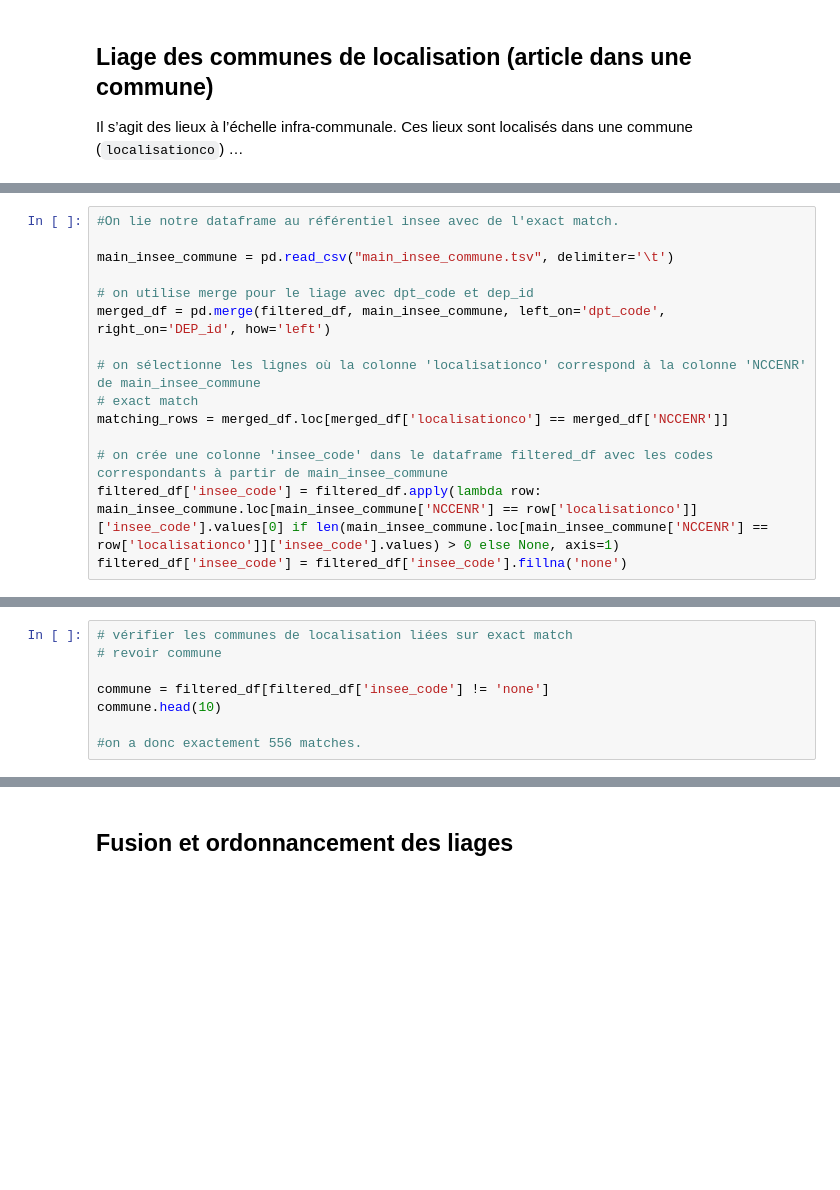
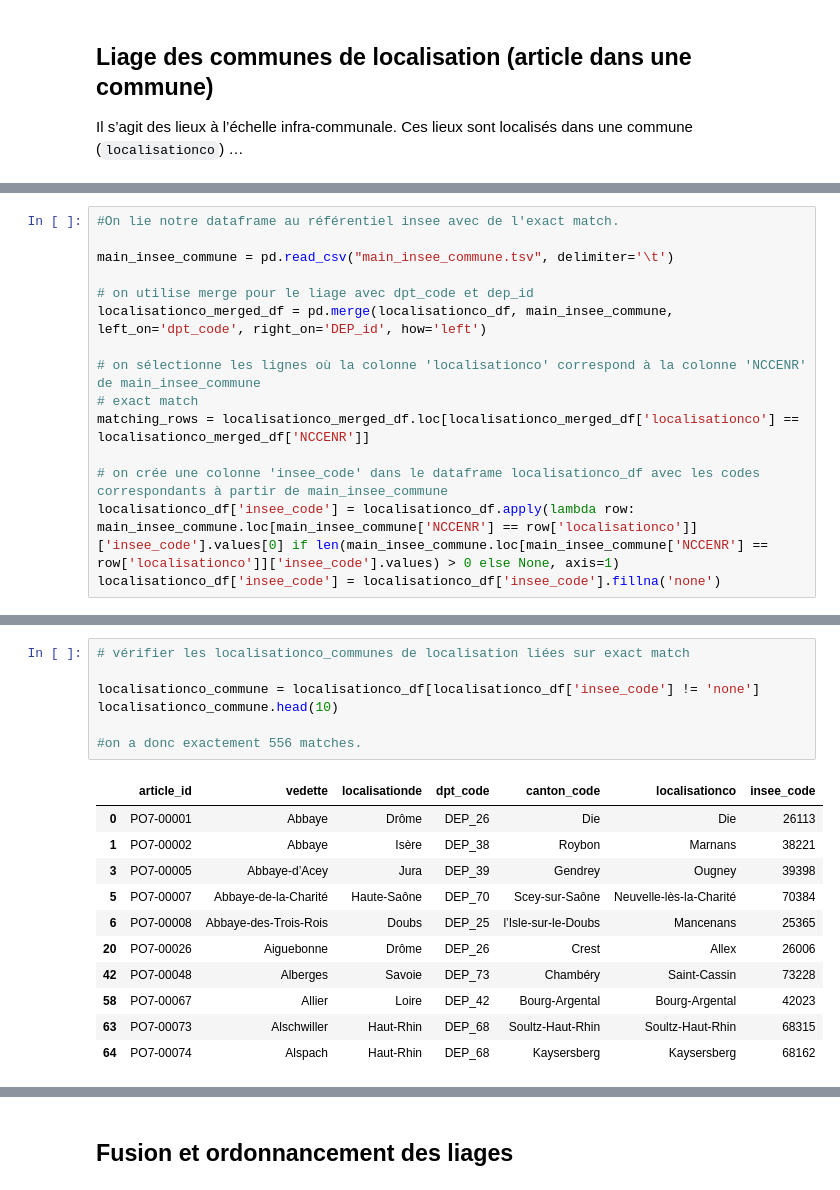
Before and after one commit to chartes/dico-topo, a Jupyter notebook: utils/pouille_linking/PO_linking.ipynb, the cells around one changed output, grey strips where cells are left out. Cells and saved outputs as stored; diff of their text form; blank space fills up the shorter version.

```diff
--- a/utils/pouille_linking/PO_linking.ipynb
+++ b/utils/pouille_linking/PO_linking.ipynb
@@ -119,12 +460,12 @@ localisationco_df.head(5)
 main_insee_commune = pd.read_csv("main_insee_commune.tsv", delimiter='\t')
 
 # on utilise merge pour le liage avec dpt_code et dep_id
-merged_df = pd.merge(filtered_df, main_insee_commune, left_on='dpt_code', right_on='DEP_id', how='left')
+localisationco_merged_df = pd.merge(localisationco_df, main_insee_commune, left_on='dpt_code', right_on='DEP_id', how='left')
 
 # on sélectionne les lignes où la colonne 'localisationco' correspond à la colonne 'NCCENR' de main_insee_commune
 # exact match
-matching_rows = merged_df.loc[merged_df['localisationco'] == merged_df['NCCENR']]
+matching_rows = localisationco_merged_df.loc[localisationco_merged_df['localisationco'] == localisationco_merged_df['NCCENR']]
 
-# on crée une colonne 'insee_code' dans le dataframe filtered_df avec les codes correspondants à partir de main_insee_commune
-filtered_df['insee_code'] = filtered_df.apply(lambda row: main_insee_commune.loc[main_insee_commune['NCCENR'] == row['localisationco']]['insee_code'].values[0] if len(main_insee_commune.loc[main_insee_commune['NCCENR'] == row['localisationco']]['insee_code'].values) > 0 else None, axis=1)
-filtered_df['insee_code'] = filtered_df['insee_code'].fillna('none')
+# on crée une colonne 'insee_code' dans le dataframe localisationco_df avec les codes correspondants à partir de main_insee_commune
+localisationco_df['insee_code'] = localisationco_df.apply(lambda row: main_insee_commune.loc[main_insee_commune['NCCENR'] == row['localisationco']]['insee_code'].values[0] if len(main_insee_commune.loc[main_insee_commune['NCCENR'] == row['localisationco']]['insee_code'].values) > 0 else None, axis=1)
+localisationco_df['insee_code'] = localisationco_df['insee_code'].fillna('none')
@@ -133,8 +492,19 @@ filtered_df.head(5)
 # %%
-# vérifier les communes de localisation liées sur exact match
-# revoir commune
+# vérifier les localisationco_communes de localisation liées sur exact match
 
-commune = filtered_df[filtered_df['insee_code'] != 'none']
-commune.head(10)
+localisationco_commune = localisationco_df[localisationco_df['insee_code'] != 'none']
+localisationco_commune.head(10)
 
 #on a donc exactement 556 matches.
+# %% [output]
+|  | article_id | vedette | localisationde | dpt_code | canton_code | localisationco | insee_code |
+| 0 | PO7-00001 | Abbaye | Drôme | DEP_26 | Die | Die | 26113 |
+| 1 | PO7-00002 | Abbaye | Isère | DEP_38 | Roybon | Marnans | 38221 |
+| 3 | PO7-00005 | Abbaye-d’Acey | Jura | DEP_39 | Gendrey | Ougney | 39398 |
+| 5 | PO7-00007 | Abbaye-de-la-Charité | Haute-Saône | DEP_70 | Scey-sur-Saône | Neuvelle-lès-la-Charité | 70384 |
+| 6 | PO7-00008 | Abbaye-des-Trois-Rois | Doubs | DEP_25 | l’Isle-sur-le-Doubs | Mancenans | 25365 |
+| 20 | PO7-00026 | Aiguebonne | Drôme | DEP_26 | Crest | Allex | 26006 |
+| 42 | PO7-00048 | Alberges | Savoie | DEP_73 | Chambéry | Saint-Cassin | 73228 |
+| 58 | PO7-00067 | Allier | Loire | DEP_42 | Bourg-Argental | Bourg-Argental | 42023 |
+| 63 | PO7-00073 | Alschwiller | Haut-Rhin | DEP_68 | Soultz-Haut-Rhin | Soultz-Haut-Rhin | 68315 |
+| 64 | PO7-00074 | Alspach | Haut-Rhin | DEP_68 | Kaysersberg | Kaysersberg | 68162 |
```
Also changed, not shown: parts of 36 cells of this notebook, 6 other files.
